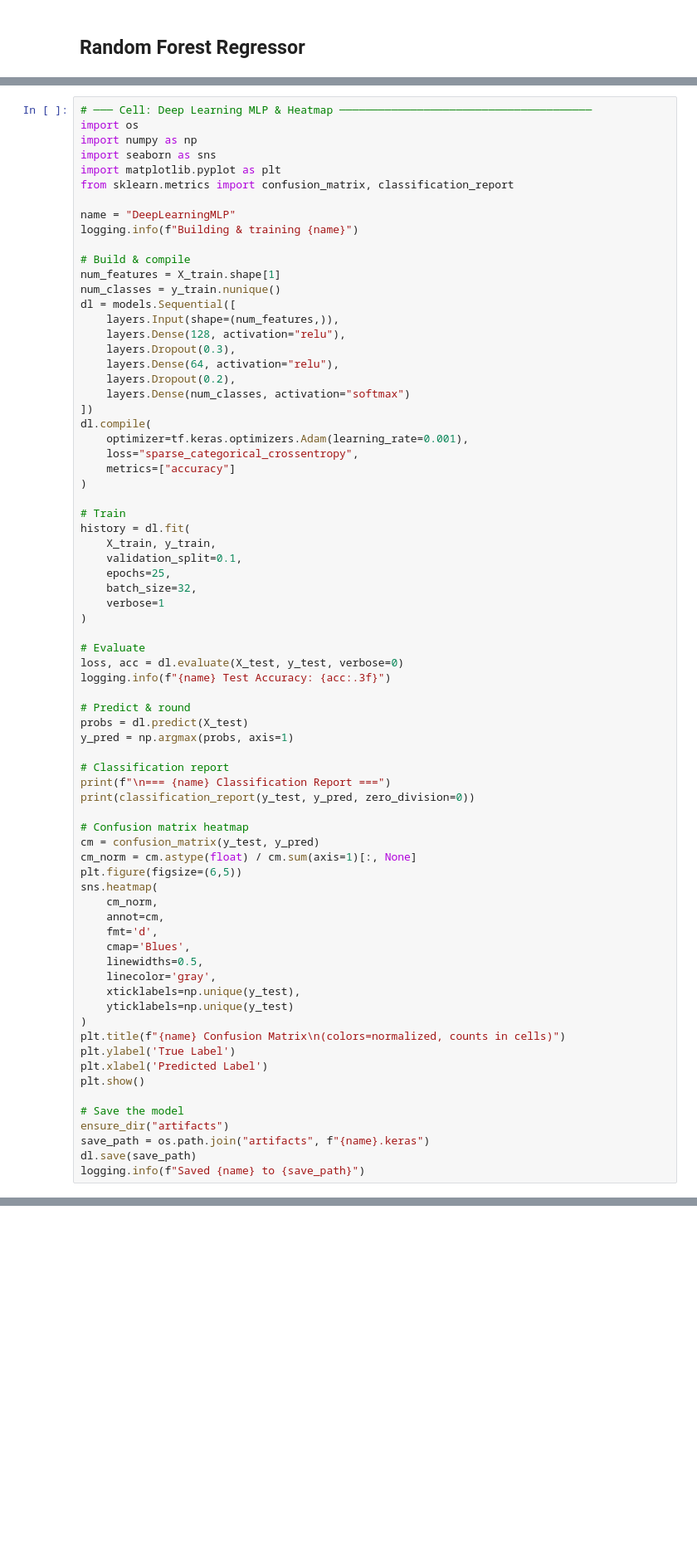
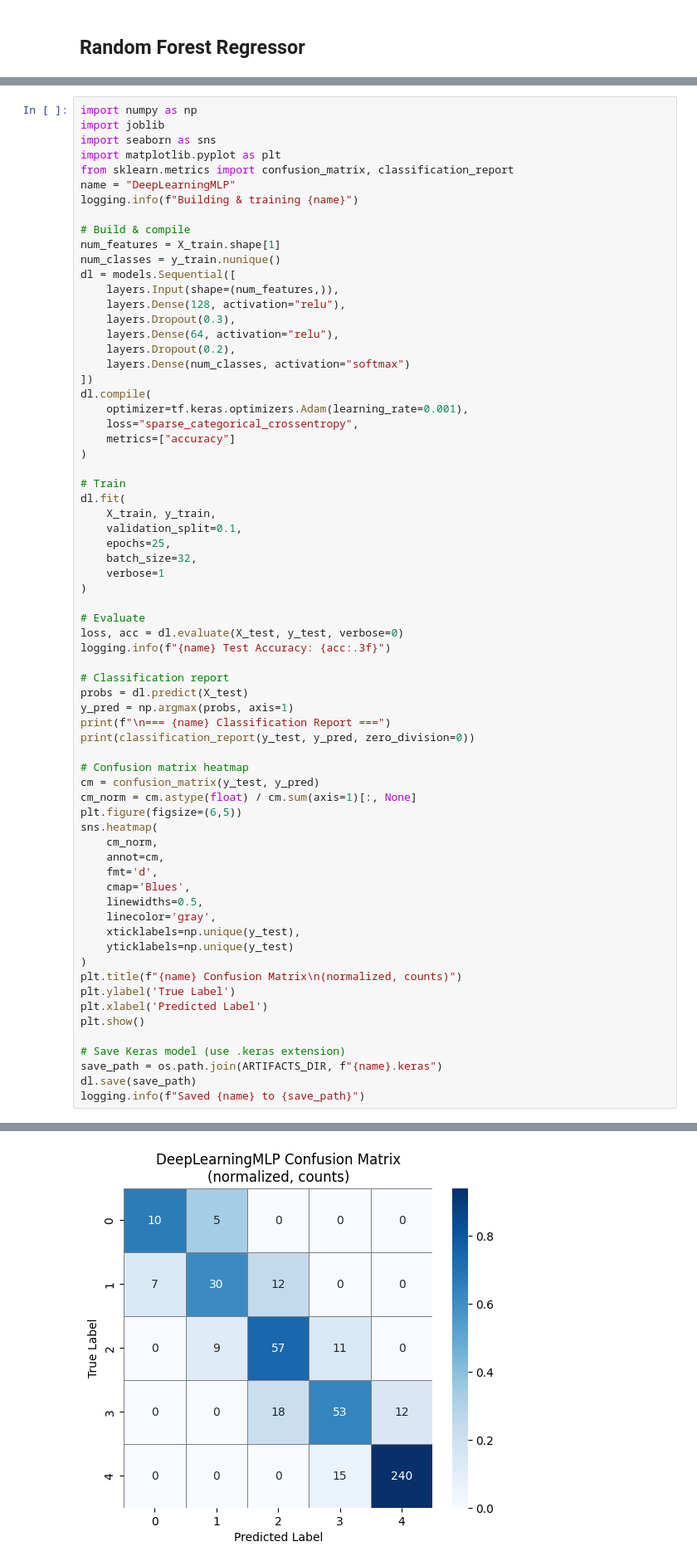
Before and after one commit to jeremiafourie/BrightPath-Grade-Predictor, a Jupyter notebook: notebooks/modeling.ipynb, the cells around one changed output, grey strips where cells are left out. Shown at 83% size. Saved outputs shown, nothing was run; the diff lists cells and outputs as text; blank space fills up the shorter version.

```diff
--- a/notebooks/modeling.ipynb
+++ b/notebooks/modeling.ipynb
@@ -240,13 +255,11 @@ logging.info(f"Saved {name} to artifacts/{name}.joblib")
 
 We will now train a feedforward neural network to classify students into GradeClass labels (A–F), using TensorFlow/Keras.
 # %%
-# ─── Cell: Deep Learning MLP & Heatmap ───────────────────────────────────────
-import os
 import numpy as np
+import joblib
 import seaborn as sns
 import matplotlib.pyplot as plt
 from sklearn.metrics import confusion_matrix, classification_report
-
 name = "DeepLearningMLP"
 logging.info(f"Building & training {name}")
 
@@ -268,7 +281,7 @@ dl.compile(
 )
 
 # Train
-history = dl.fit(
+dl.fit(
     X_train, y_train,
     validation_split=0.1,
     epochs=25,
@@ -280,11 +293,9 @@ history = dl.fit(
 loss, acc = dl.evaluate(X_test, y_test, verbose=0)
 logging.info(f"{name} Test Accuracy: {acc:.3f}")
 
-# Predict & round
+# Classification report
 probs = dl.predict(X_test)
 y_pred = np.argmax(probs, axis=1)
-
-# Classification report
 print(f"\n=== {name} Classification Report ===")
 print(classification_report(y_test, y_pred, zero_division=0))
 
@@ -302,14 +313,13 @@ sns.heatmap(
     xticklabels=np.unique(y_test),
     yticklabels=np.unique(y_test)
 )
-plt.title(f"{name} Confusion Matrix\n(colors=normalized, counts in cells)")
+plt.title(f"{name} Confusion Matrix\n(normalized, counts)")
 plt.ylabel('True Label')
 plt.xlabel('Predicted Label')
 plt.show()
 
-# Save the model
-ensure_dir("artifacts")
-save_path = os.path.join("artifacts", f"{name}.keras")
+# Save Keras model (use .keras extension)
+save_path = os.path.join(ARTIFACTS_DIR, f"{name}.keras")
 dl.save(save_path)
 logging.info(f"Saved {name} to {save_path}")
 # %% [output]
@@ -335,0 +362 @@ Epoch 30/30
+[figure, added]
```
Also changed, not shown: parts of 6 cells of this notebook, 8 other files.
